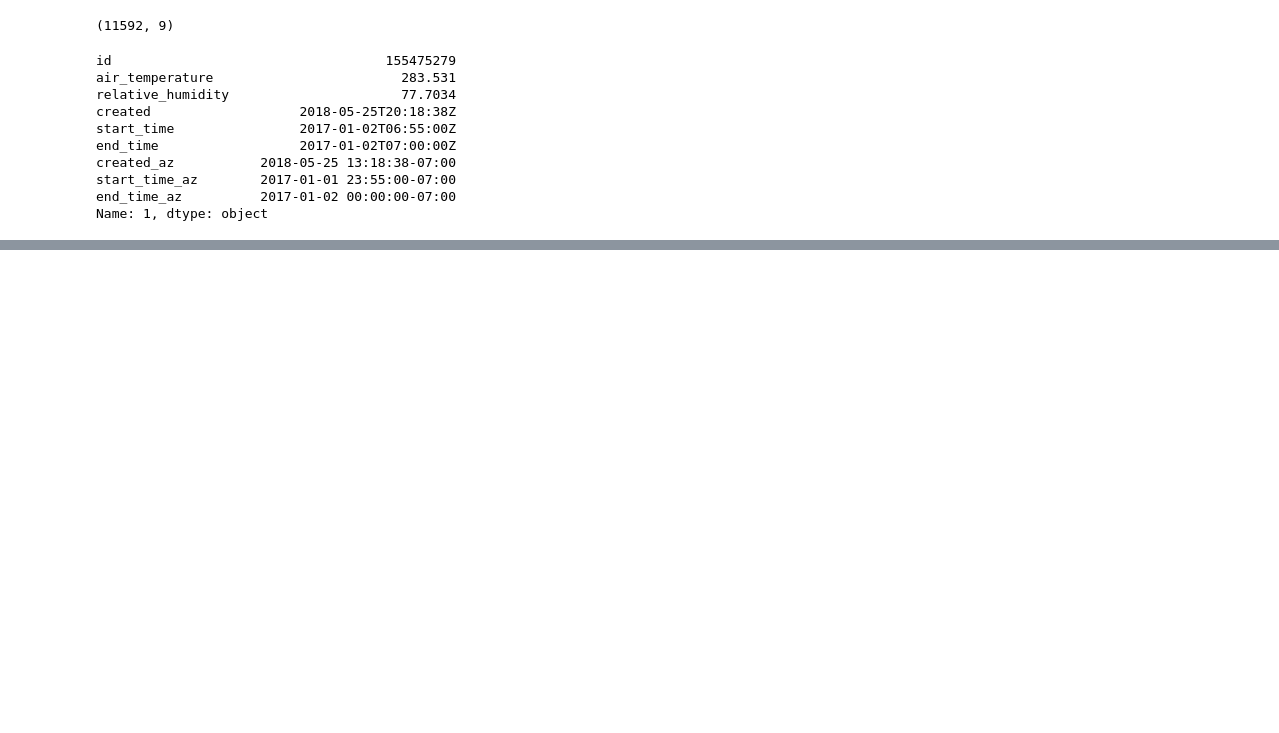
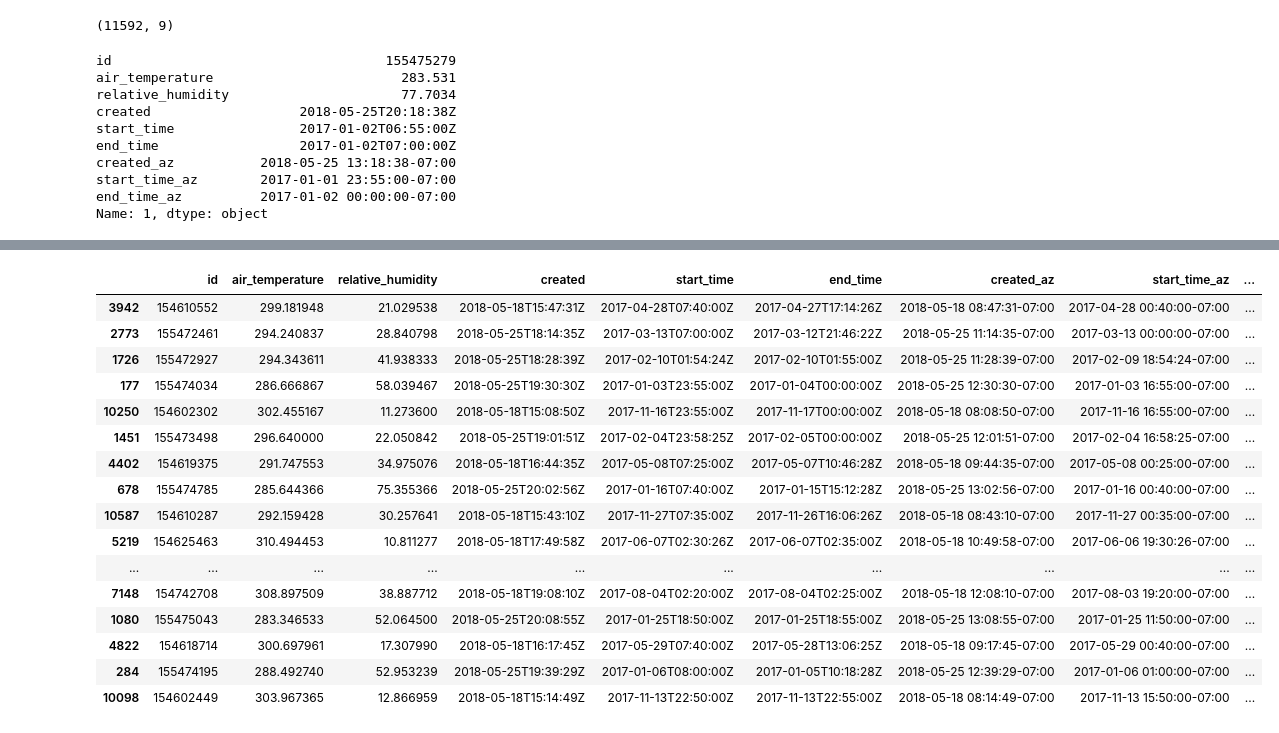
Before and after one commit to genophenoenvo/terraref-datasets, a Jupyter notebook: notebooks/season_4_weather.ipynb, the cells around one changed output, grey strips where cells are left out. Saved outputs shown, nothing was run; the diff lists cells and outputs as text; code cells hidden in the pictures; blank space fills up the shorter version.

Commit message:
some start and end dates may be switched, unsure at this time

```diff
--- a/notebooks/season_4_weather.ipynb
+++ b/notebooks/season_4_weather.ipynb
@@ -567,0 +636,3 @@ def change_dates_to_az_time(df, wrong_date_column):
+# %%
+sorted_df['start_string_date'] = start_dates
+sorted_df.tail()
@@ -567,0 +646,10 @@ def change_dates_to_az_time(df, wrong_date_column):
+# %%
+end_values = sorted_df.end_time_az.values
+end_dates = []
+
+for date in end_values:
+
+    string_date = str(date)[:10]
+    end_dates.append(string_date)
+
+end_dates[:10]
@@ -567,0 +667,3 @@ def change_dates_to_az_time(df, wrong_date_column):
+# %%
+sorted_df['end_string_date'] = end_dates
+sorted_df.head()
@@ -567,0 +683,3 @@ def change_dates_to_az_time(df, wrong_date_column):
+# %%
+non_duplicates = sorted_df.loc[sorted_df.duplicated(subset=['start_string_date', 'end_string_date']) == False]
+non_duplicates.head()
@@ -567,0 +693,20 @@ def change_dates_to_az_time(df, wrong_date_column):
+# %%
+non_duplicates.sample(n=25)
+# %% [output]
+|  | id | air_temperature | relative_humidity | created | start_time | end_time | created_az | start_time_az | ... |
+| 3942 | 154610552 | 299.181948 | 21.029538 | 2018-05-18T15:47:31Z | 2017-04-28T07:40:00Z | 2017-04-27T17:14:26Z | 2018-05-18 08:47:31-07:00 | 2017-04-28 00:40:00-07:00 | ... |
+| 2773 | 155472461 | 294.240837 | 28.840798 | 2018-05-25T18:14:35Z | 2017-03-13T07:00:00Z | 2017-03-12T21:46:22Z | 2018-05-25 11:14:35-07:00 | 2017-03-13 00:00:00-07:00 | ... |
+| 1726 | 155472927 | 294.343611 | 41.938333 | 2018-05-25T18:28:39Z | 2017-02-10T01:54:24Z | 2017-02-10T01:55:00Z | 2018-05-25 11:28:39-07:00 | 2017-02-09 18:54:24-07:00 | ... |
+| 177 | 155474034 | 286.666867 | 58.039467 | 2018-05-25T19:30:30Z | 2017-01-03T23:55:00Z | 2017-01-04T00:00:00Z | 2018-05-25 12:30:30-07:00 | 2017-01-03 16:55:00-07:00 | ... |
+| 10250 | 154602302 | 302.455167 | 11.273600 | 2018-05-18T15:08:50Z | 2017-11-16T23:55:00Z | 2017-11-17T00:00:00Z | 2018-05-18 08:08:50-07:00 | 2017-11-16 16:55:00-07:00 | ... |
+| 1451 | 155473498 | 296.640000 | 22.050842 | 2018-05-25T19:01:51Z | 2017-02-04T23:58:25Z | 2017-02-05T00:00:00Z | 2018-05-25 12:01:51-07:00 | 2017-02-04 16:58:25-07:00 | ... |
+| 4402 | 154619375 | 291.747553 | 34.975076 | 2018-05-18T16:44:35Z | 2017-05-08T07:25:00Z | 2017-05-07T10:46:28Z | 2018-05-18 09:44:35-07:00 | 2017-05-08 00:25:00-07:00 | ... |
+| 678 | 155474785 | 285.644366 | 75.355366 | 2018-05-25T20:02:56Z | 2017-01-16T07:40:00Z | 2017-01-15T15:12:28Z | 2018-05-25 13:02:56-07:00 | 2017-01-16 00:40:00-07:00 | ... |
+| 10587 | 154610287 | 292.159428 | 30.257641 | 2018-05-18T15:43:10Z | 2017-11-27T07:35:00Z | 2017-11-26T16:06:26Z | 2018-05-18 08:43:10-07:00 | 2017-11-27 00:35:00-07:00 | ... |
+| 5219 | 154625463 | 310.494453 | 10.811277 | 2018-05-18T17:49:58Z | 2017-06-07T02:30:26Z | 2017-06-07T02:35:00Z | 2018-05-18 10:49:58-07:00 | 2017-06-06 19:30:26-07:00 | ... |
+| ... | ... | ... | ... | ... | ... | ... | ... | ... | ... |
+| 7148 | 154742708 | 308.897509 | 38.887712 | 2018-05-18T19:08:10Z | 2017-08-04T02:20:00Z | 2017-08-04T02:25:00Z | 2018-05-18 12:08:10-07:00 | 2017-08-03 19:20:00-07:00 | ... |
+| 1080 | 155475043 | 283.346533 | 52.064500 | 2018-05-25T20:08:55Z | 2017-01-25T18:50:00Z | 2017-01-25T18:55:00Z | 2018-05-25 13:08:55-07:00 | 2017-01-25 11:50:00-07:00 | ... |
+| 4822 | 154618714 | 300.697961 | 17.307990 | 2018-05-18T16:17:45Z | 2017-05-29T07:40:00Z | 2017-05-28T13:06:25Z | 2018-05-18 09:17:45-07:00 | 2017-05-29 00:40:00-07:00 | ... |
+| 284 | 155474195 | 288.492740 | 52.953239 | 2018-05-25T19:39:29Z | 2017-01-06T08:00:00Z | 2017-01-05T10:18:28Z | 2018-05-25 12:39:29-07:00 | 2017-01-06 01:00:00-07:00 | ... |
+| 10098 | 154602449 | 303.967365 | 12.866959 | 2018-05-18T15:14:49Z | 2017-11-13T22:50:00Z | 2017-11-13T22:55:00Z | 2018-05-18 08:14:49-07:00 | 2017-11-13 15:50:00-07:00 | ... |
```
Also changed, not shown: parts of 17 cells of this notebook.
